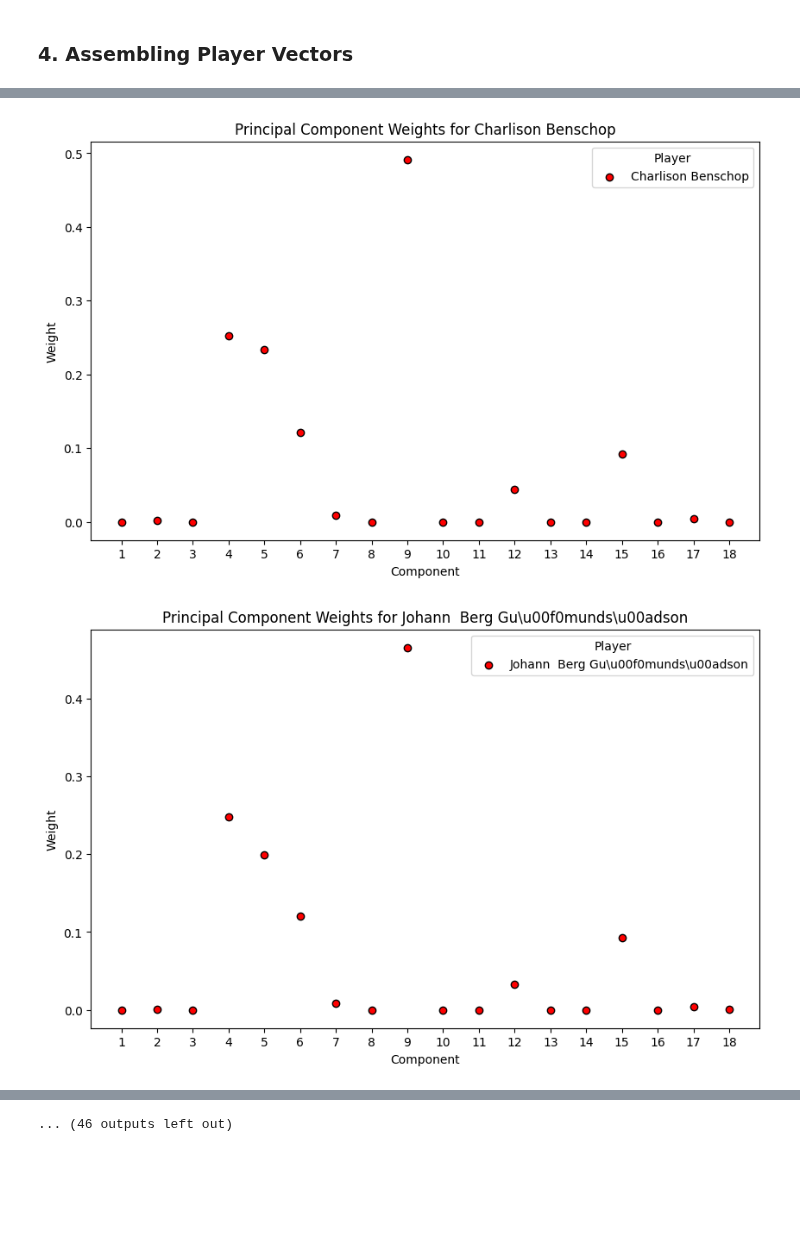
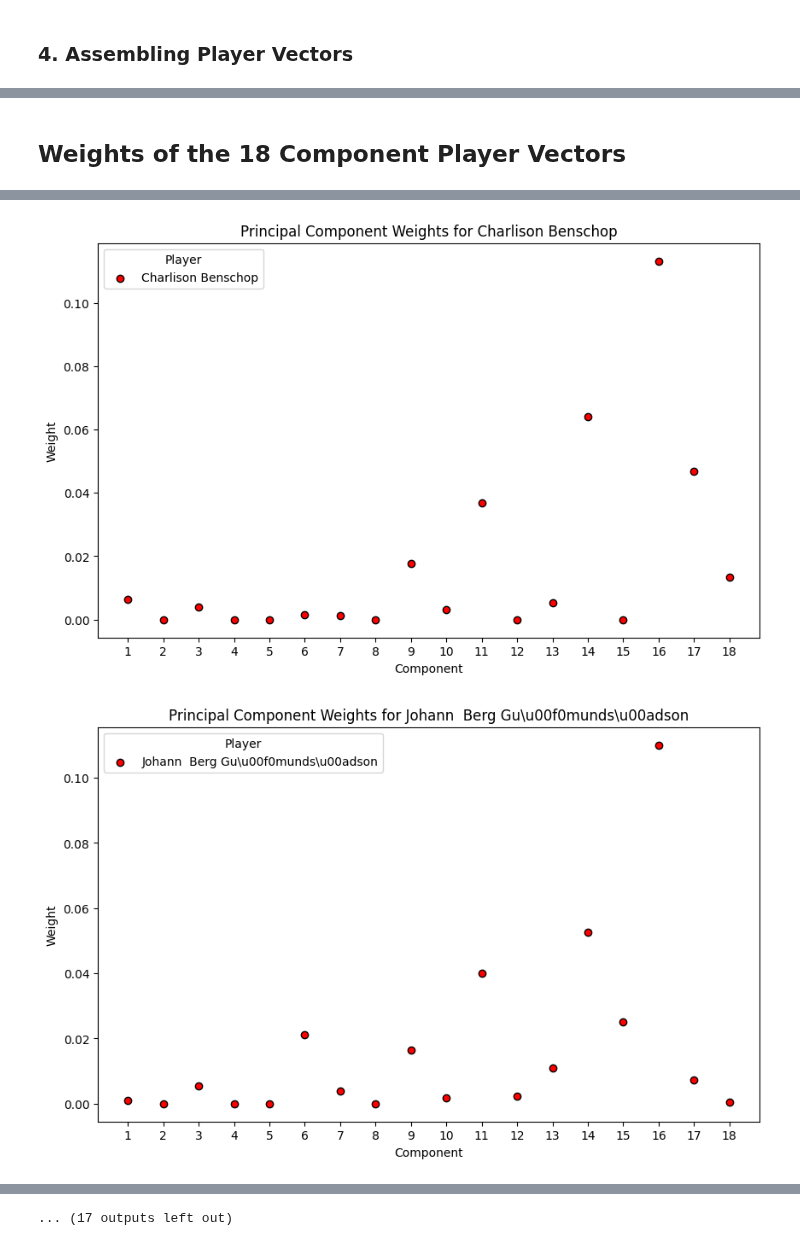
Before and after one commit to raphaelsenn/playervectors, a Jupyter notebook: demo_playervectors.ipynb, the cells around one changed output, grey strips where cells are left out. Drawn from its saved outputs; the diff is of its cells as text; code cells hidden in the pictures; blank space fills up the shorter version.

Commit message:
restarting kernels; use sigma=3.0 for gaussian blur

```diff
--- a/demo_playervectors.ipynb
+++ b/demo_playervectors.ipynb
@@ -133,3 +135,8 @@ for playerID, attributes in players.items():
+# %%
+for action, player_coordinates in coordinates.items():
+        players_to_remove = [player_id for player_id in player_coordinates if player_id in keepers]
+        for player_id in players_to_remove:
+            del coordinates[action][player_id]
 # %% [markdown]
 ## Building Player Vectors
 
@@ -165,7 +172,7 @@ components, and 5 pass components, adding up to form length-18 player vectors
 # %%
 # Creating a PlayerVectors object
 PVs = PlayerVectors(shape=(50, 50),
-                    sigma=6.0,
+                    sigma=3.0,
                     actions=['shot', 'cross', 'dribble', 'pass'],
                     components=[4, 4, 5, 5])
 
@@ -181,3 +198,5 @@ Action: pass    Shape of M: (2500, 2155)        Shape of W: (2500, 5)   Shape of
+# %% [markdown]
+## Weights of the 18 Component Player Vectors
 # %%
 # Define the range of principal components
 k_components = list(range(1, 19))
@@ -206,7 +225,7 @@ for plot_count, (player_id, component_values) in enumerate(PVs.player_vectors.it
         plt.title(f'Principal Component Weights for {player_name}')  # Add a plot title
 
     # Limit the number of plots to prevent excessive rendering
-    if plot_count >= 60:
+    if plot_count >= 30:
         break
 
 plt.show()  # Show all plots at the end
@@ -223,2 +242,2 @@ plt.show()  # Show all plots at the end
-[figure, old version]
+[figure, new version]
-[figure, old version]
+[figure, new version]
@@ -226 +245 @@ plt.show()  # Show all plots at the end
-... (46 outputs left out)
+... (17 outputs left out)
```
Also changed, not shown: parts of 5 cells of this notebook, 6 other files.
